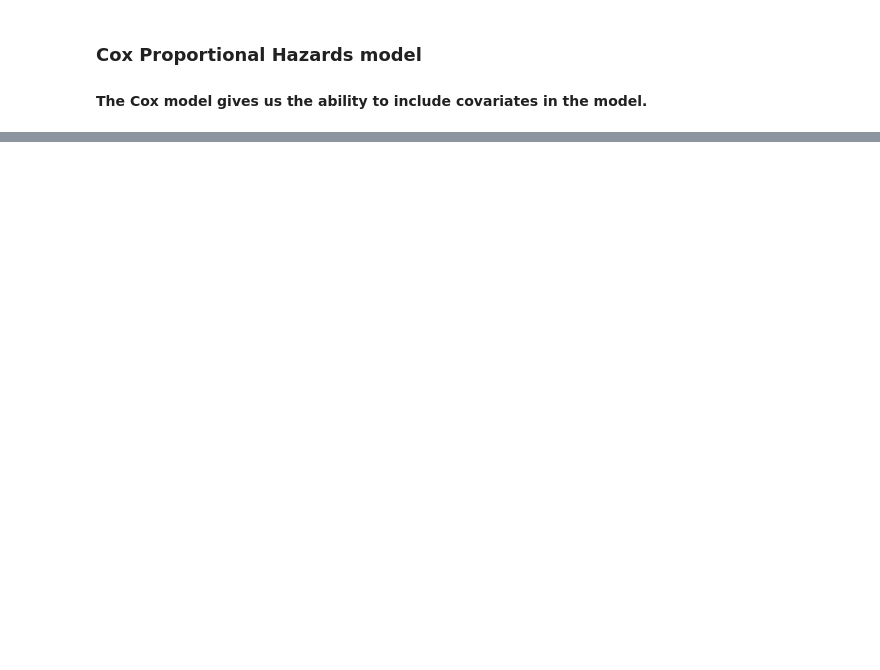
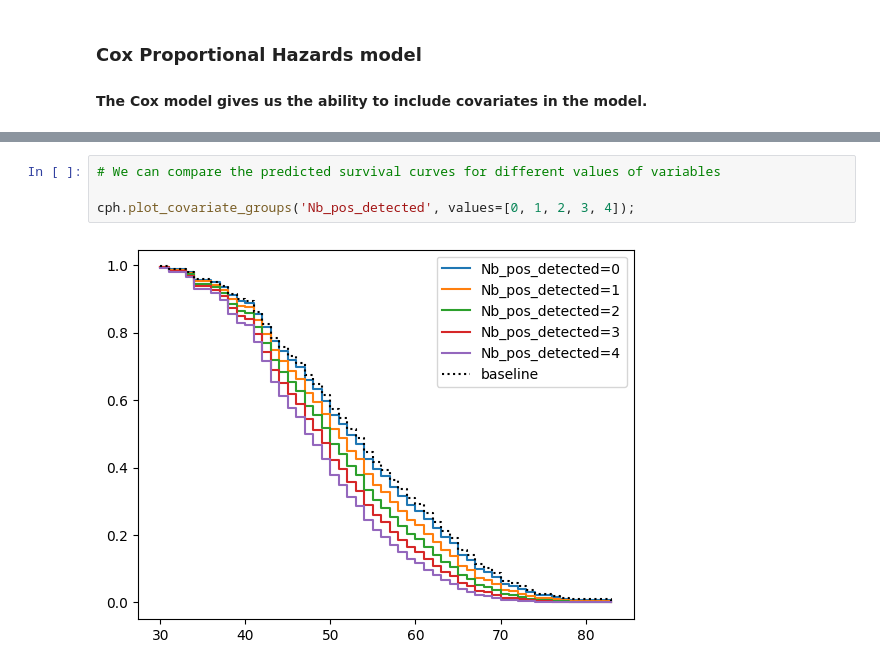
Before and after one commit to Fdvanleeuwen/Surival-Analysis, a Jupyter notebook: Analysis.ipynb, the cells around one changed output, grey strips where cells are left out. Cells and saved outputs as stored; diff of their text form; blank space fills up the shorter version.

```diff
--- a/Analysis.ipynb
+++ b/Analysis.ipynb
@@ -115,0 +141,6 @@ cph.plot()
+# %%
+# We can compare the predicted survival curves for different values of variables
+
+cph.plot_covariate_groups('Nb_pos_detected', values=[0, 1, 2, 3, 4]);
+# %% [output]
+[figure, added]
```
Also changed, not shown: parts of 9 cells of this notebook.
